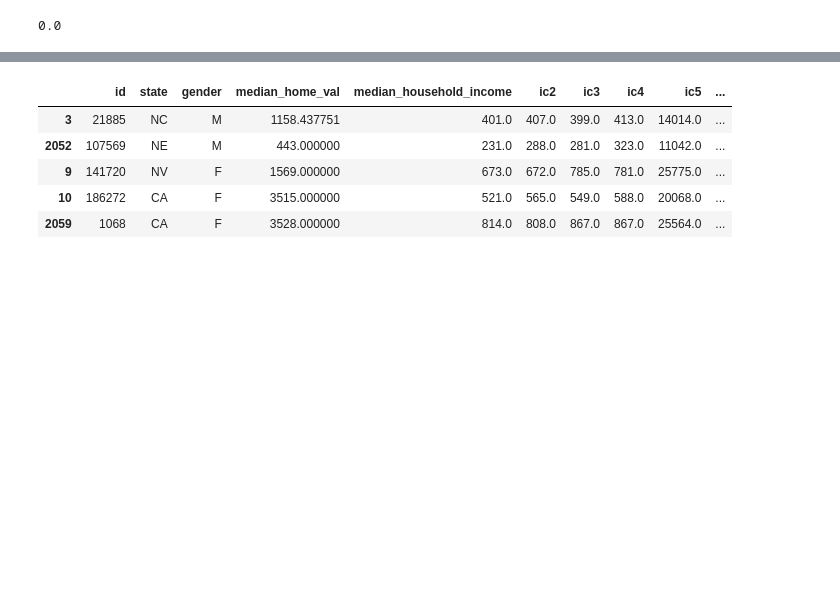
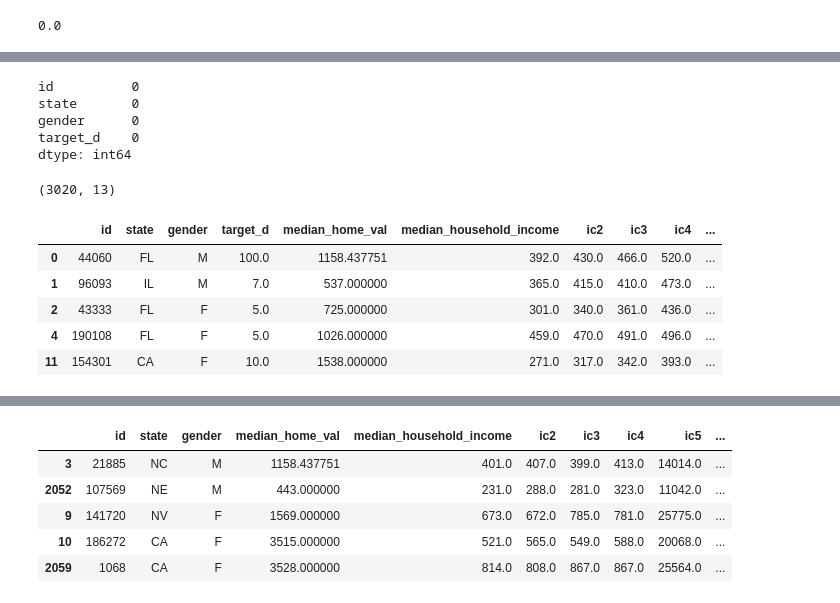
Before and after one commit to Origamologo/-California-cleanin-, a Jupyter notebook: california.ipynb, the cells around one changed output, grey strips where cells are left out. Cells and saved outputs as stored; diff of their text form; code cells hidden in the pictures; blank space fills up the shorter version.

```diff
--- a/california.ipynb
+++ b/california.ipynb
@@ -317,0 +361,2 @@ IndexError: index 3746 is out of bounds for axis 0 with size 3739
+# %%
+df_no_outliers_knn = pd.DataFrame(num_no_liers_knn, columns=num_no_liers.columns)
@@ -317,0 +380,2 @@ IndexError: index 3746 is out of bounds for axis 0 with size 3739
+# %%
+columns_no_outliers_knn = df_no_outliers_knn.columns
@@ -317,0 +388,12 @@ IndexError: index 3746 is out of bounds for axis 0 with size 3739
+# %%
+df_no_outliers.drop(columns_no_outliers_knn, axis=1, inplace=True)
+# %%
+df_no_outliers.isnull().sum()
+# %% [output]
+id          0
+state       0
+gender      0
+target_d    0
+dtype: int64
+# %%
+df_no_outliers[columns_no_outliers_knn] = df_no_outliers_knn[columns_no_outliers_knn]
@@ -317,0 +402,13 @@ IndexError: index 3746 is out of bounds for axis 0 with size 3739
+# %%
+df_no_outliers.shape
+# %% [output]
+(3020, 13)
+# %%
+df_no_outliers.head(5)
+# %% [output]
+|  | id | state | gender | target_d | median_home_val | median_household_income | ic2 | ic3 | ic4 | ... |
+| 0 | 44060 | FL | M | 100.0 | 1158.437751 | 392.0 | 430.0 | 466.0 | 520.0 | ... |
+| 1 | 96093 | IL | M | 7.0 | 537.000000 | 365.0 | 415.0 | 410.0 | 473.0 | ... |
+| 2 | 43333 | FL | F | 5.0 | 725.000000 | 301.0 | 340.0 | 361.0 | 436.0 | ... |
+| 4 | 190108 | FL | F | 5.0 | 1026.000000 | 459.0 | 470.0 | 491.0 | 496.0 | ... |
+| 11 | 154301 | CA | F | 10.0 | 1538.000000 | 271.0 | 317.0 | 342.0 | 393.0 | ... |
```
Also changed, not shown: parts of 41 cells of this notebook, 2 other files.
